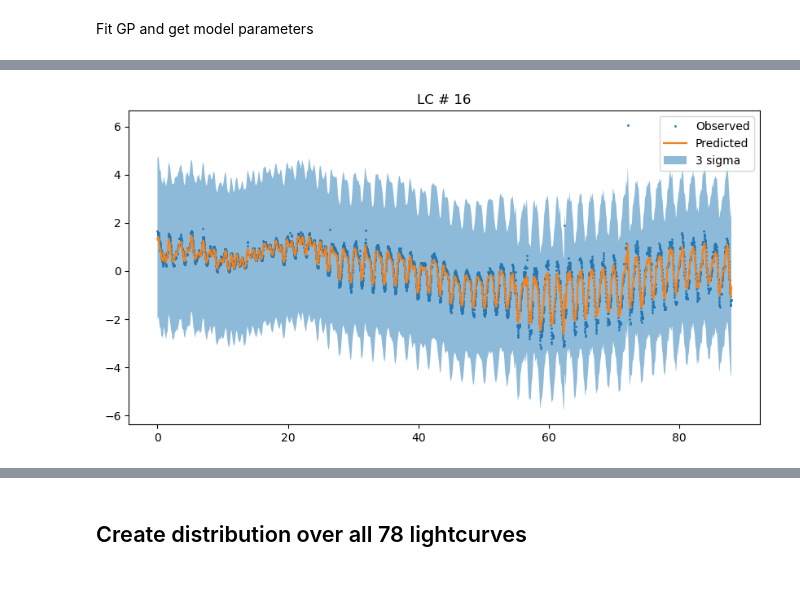
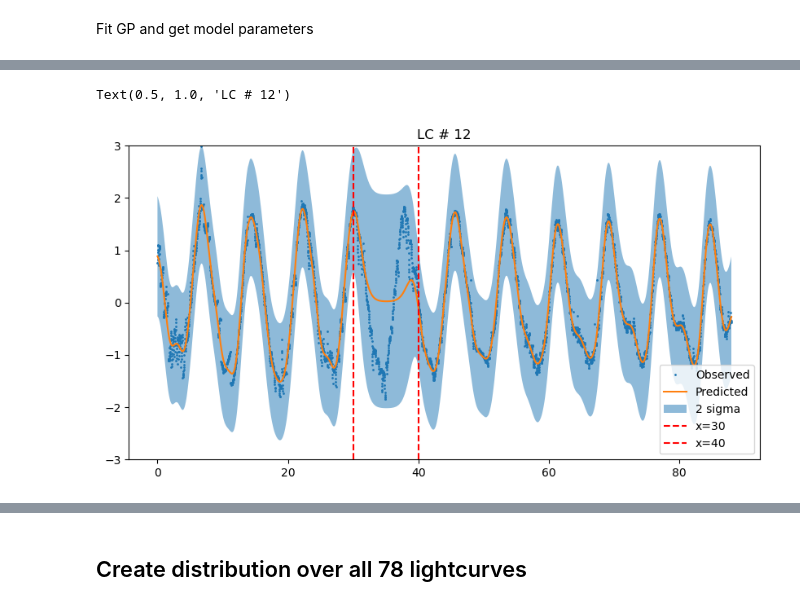
Before and after one commit to linneawolniewicz/dipper-detection, a Jupyter notebook: notebooks/data_notebooks/generate_synthetic_lc.ipynb, the cells around one changed output, grey strips where cells are left out. Drawn from its saved outputs; the diff is of its cells as text; code cells hidden in the pictures.

Commit message:
Exploring quasiperiodic kernel and how to sample from it to generate data

```diff
--- a/notebooks/data_notebooks/generate_synthetic_lc.ipynb
+++ b/notebooks/data_notebooks/generate_synthetic_lc.ipynb
@@ -29,7 +36,7 @@ Using device: cuda
 ## Single lightcurve
 # %%
 # Load the data
-file_number = 16
+file_number = 12
 data_dir = '../../data/k2/'
 filename = f'k2_{file_number}.fits'
 x, y, y_err = load_k2_data(data_dir + filename)
@@ -44,10 +51,16 @@ std_y = np.std(y)
 y = (y - mean_y) / std_y
 y_err = y_err / std_y
 
+# Find period of the light curve and convert from index to days (what x is in)
+period = get_dom_period(y)
+period = period * (x[-1] - x[0]) / len(x)
+print(f"Dominant period: {period}")
+sinusoid = np.sin(2 * np.pi * x / period)
+
 # Plot anomalies
 plt.figure(figsize=(10,5))
-plt.plot(range(len(x)), y, '.', markersize=2)
-plt.legend()
+plt.plot(x, y, '.', markersize=2)
+plt.plot(x, sinusoid, 'r', alpha=0.5)
 plt.title(f"LC # {file_number}")
 plt.show()
 # %% [output]
@@ -110,9 +234,45 @@ Evaluate model and find deviant tail distribution
 # %%
+# Print learned GP parameters
+for name, param in model.named_parameters():
+    print(f"{name}: {param.data.item()}")
+
+noises = model.likelihood.noise.squeeze().detach().cpu().numpy()
+outputscale = model.covar_module.outputscale.item()
+mean_constant = model.mean_module.constant.item()
+
+print("\nLearned GP parameters:")
+print("Mean Constant: ", mean_constant)
+print("Outputscale: ", outputscale)
+print("Additional Noise: ", noises)
+
+if isinstance(kernel, QuasiPeriodicKernel):
+    period_length = model.covar_module.base_kernel.periodic_kernel.period_length.item()
+    periodic_lengthscale = model.covar_module.base_kernel.periodic_kernel.lengthscale.item()
+    lengthscale = model.covar_module.base_kernel.rbf_kernel.lengthscale.item()
+
+    # print("Periodic weight: ", model.covar_module.base_kernel.periodic_weight.item())
+    # print("RBF weight: ", model.covar_module.base_kernel.rbf_weight.item())
+    print("Periodic Lengthscale: ", periodic_lengthscale)
+    print("Period Length: ", period_length)
+    print("RBF Lengthscale: ", lengthscale)
+
+elif isinstance(kernel, RBFKernel):
+    lengthscale = model.covar_module.base_kernel.lengthscale.item()
+    print("RBF Lengthscale: ", lengthscale)
+
+elif isinstance(kernel, PeriodicKernel):
+    period_length = model.covar_module.base_kernel.period_length.item()
+    periodic_lengthscale = model.covar_module.base_kernel.lengthscale.item()
+
+    print("Period Length: ", period_length)
+    print("Periodic Lengthscale: ", periodic_lengthscale)
+
 # Predict
 model.eval()
 likelihood.eval()
 with torch.no_grad(), gpytorch.settings.fast_pred_var():
     predictions = likelihood(model(torch.tensor(x, dtype=torch.float32).to(device)))
+    samples = predictions.sample(sample_shape=torch.Size([3]))
     mean = predictions.mean.cpu().numpy()
     variance = predictions.variance.cpu().numpy()
     stddev = np.sqrt(variance)
@@ -121,8 +281,28 @@ with torch.no_grad(), gpytorch.settings.fast_pred_var():
 plt.figure(figsize=(10,5))
 plt.plot(x, y, '.', markersize=2, label='Observed')
 plt.plot(x, mean, label='Predicted')
-plt.fill_between(x, mean - 3*stddev, mean + 3*stddev, alpha=0.5, label='3 sigma')
+plt.fill_between(x, mean - 2*stddev, mean + 2*stddev, alpha=0.5, label='2 sigma')
+plt.axvline(30, color='r', linestyle='--', label=f'x=30')
+plt.axvline(40, color='r', linestyle='--', label=f'x=40')
+plt.ylim(-3, 3)
 plt.legend()
 plt.title(f"LC # {file_number}")
-plt.show()
+
+# plt.figure(figsize=(10,5))
+# plt.plot(x, y, '.', markersize=2, label='Observed')
+# plt.plot(x, mean, label='Predicted')
+# plt.xlim(0, 10)
+# plt.ylim(-3, 3)
+# plt.legend()
+# plt.title(f"LC # {file_number}")
+# plt.show()
+
+# plt.figure(figsize=(10,5))
+# plt.plot(x, y, '.', markersize=2, label='Observed')
+# for i in range(3):
+#     plt.plot(x, samples[i].cpu().numpy(), alpha=0.5, label='Sample')
+# plt.ylim(-3, 3)
+# plt.legend()
+# plt.title(f"LC # {file_number}")
+# plt.show()
 # %% [output]
@@ -129,4 +323,5 @@ plt.show()
+Text(0.5, 1.0, 'LC # 12')
-[figure, old version]
+[figure, new version]
 # %%
 # Calculate residuals
 residuals = np.abs((mean - y))
```
Also changed, not shown: parts of 21 cells of this notebook, 3 other files.
